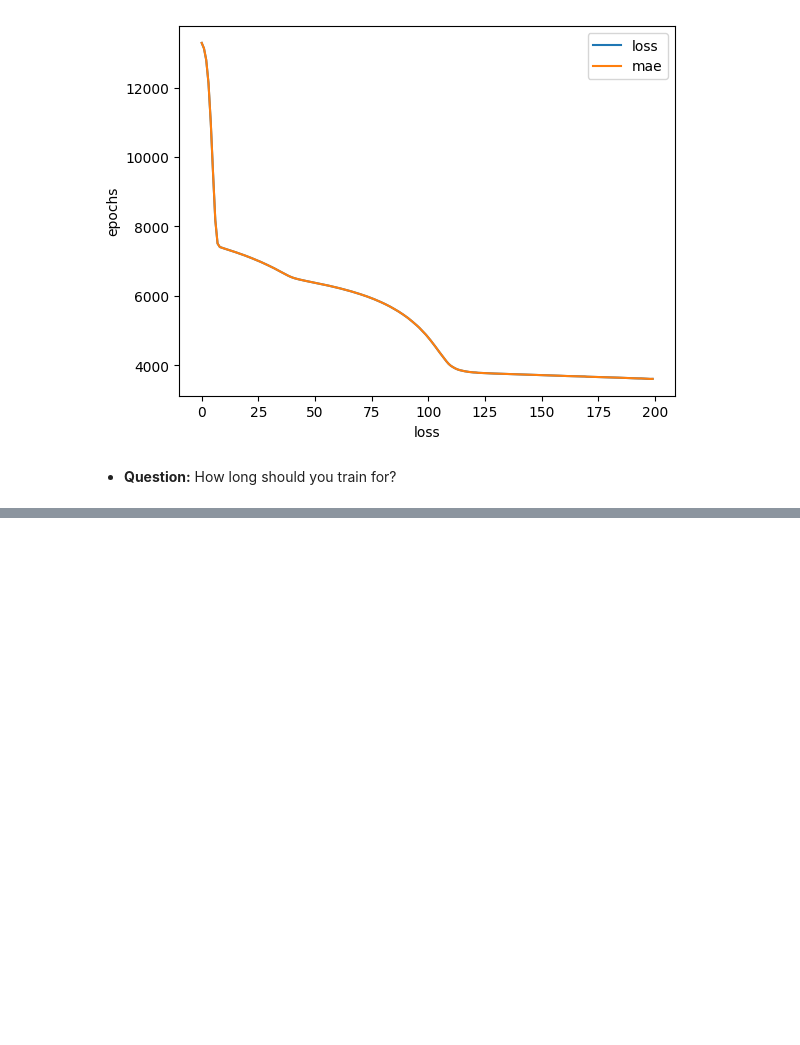
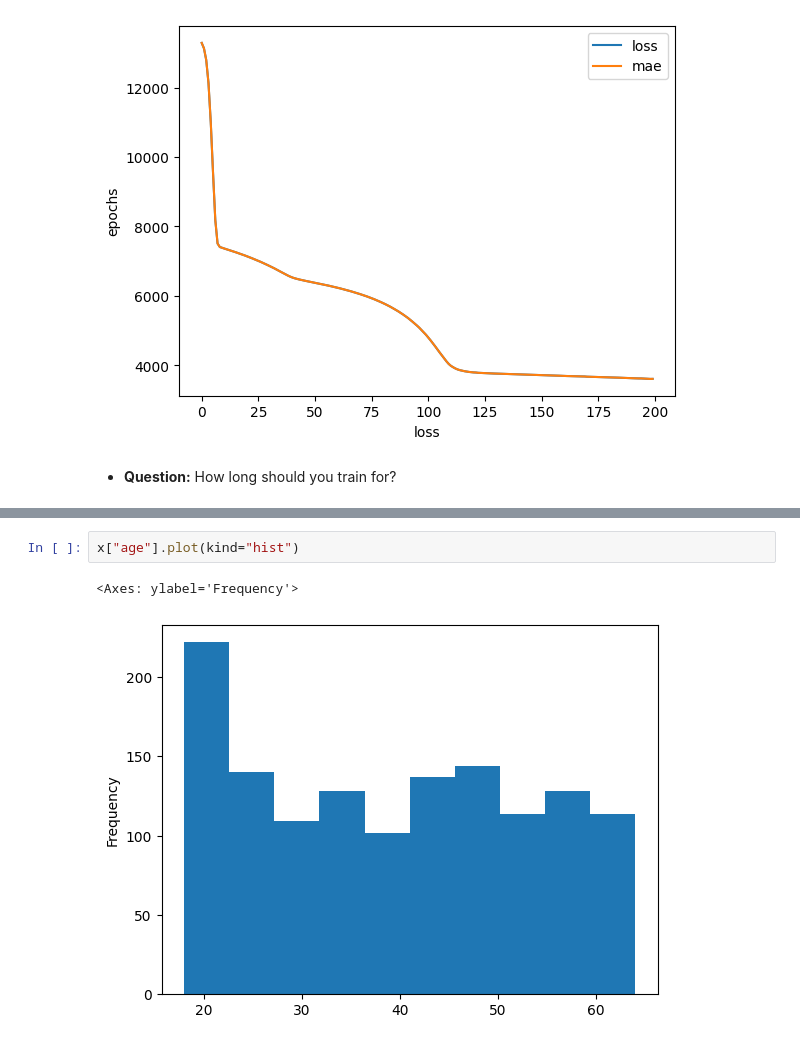
Before and after one commit to nushuhu51-ux/TENSORFLOW-FULL-COURSE-FOR-DEEP-LEARNING, a Jupyter notebook: 01_neural_network_regression_with_tensorflow_part_2.ipynb, the cells around one changed output, grey strips where cells are left out. Saved outputs shown, nothing was run; the diff lists cells and outputs as text; blank space fills up the shorter version.

```diff
--- a/01_neural_network_regression_with_tensorflow_part_2.ipynb
+++ b/01_neural_network_regression_with_tensorflow_part_2.ipynb
@@ -1225,0 +1254,5 @@ Text(0, 0.5, 'epochs')
+# %%
+x["age"].plot(kind="hist")
+# %% [output]
+<Axes: ylabel='Frequency'>
+[figure, added]
```
Also changed, not shown: parts of 4 cells of this notebook.
